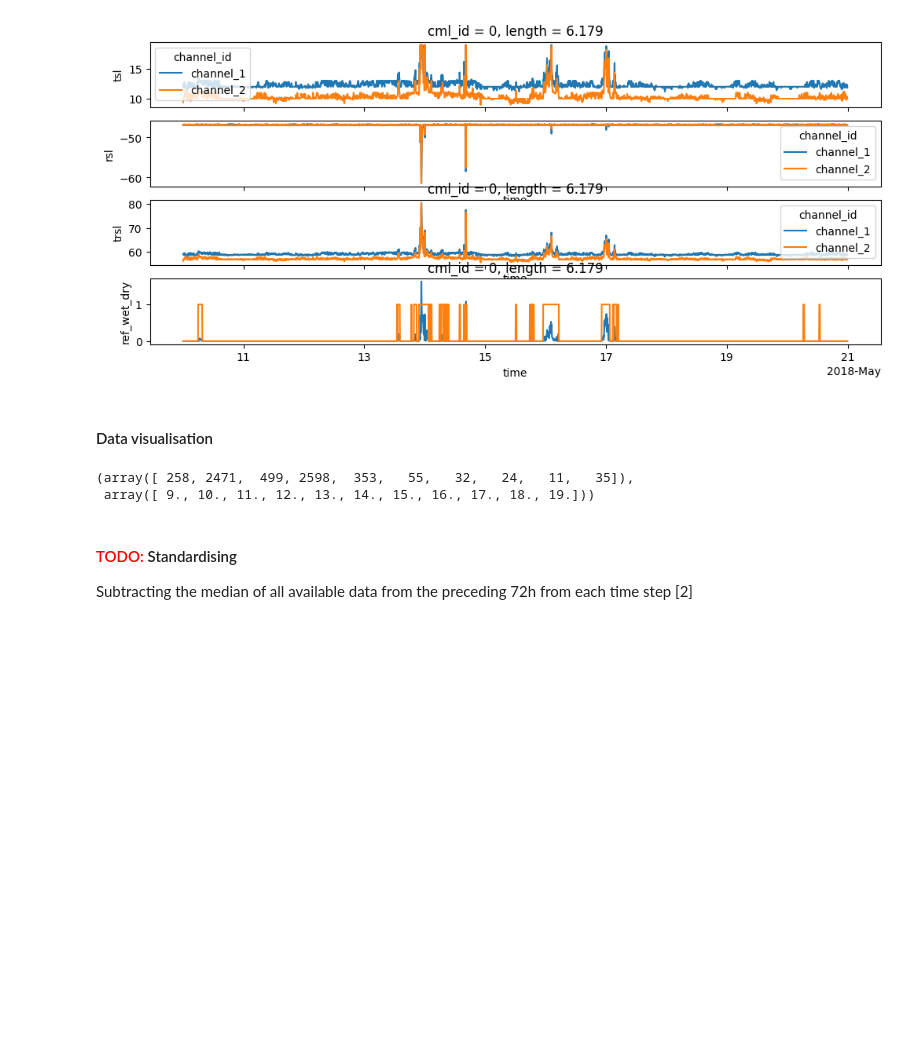
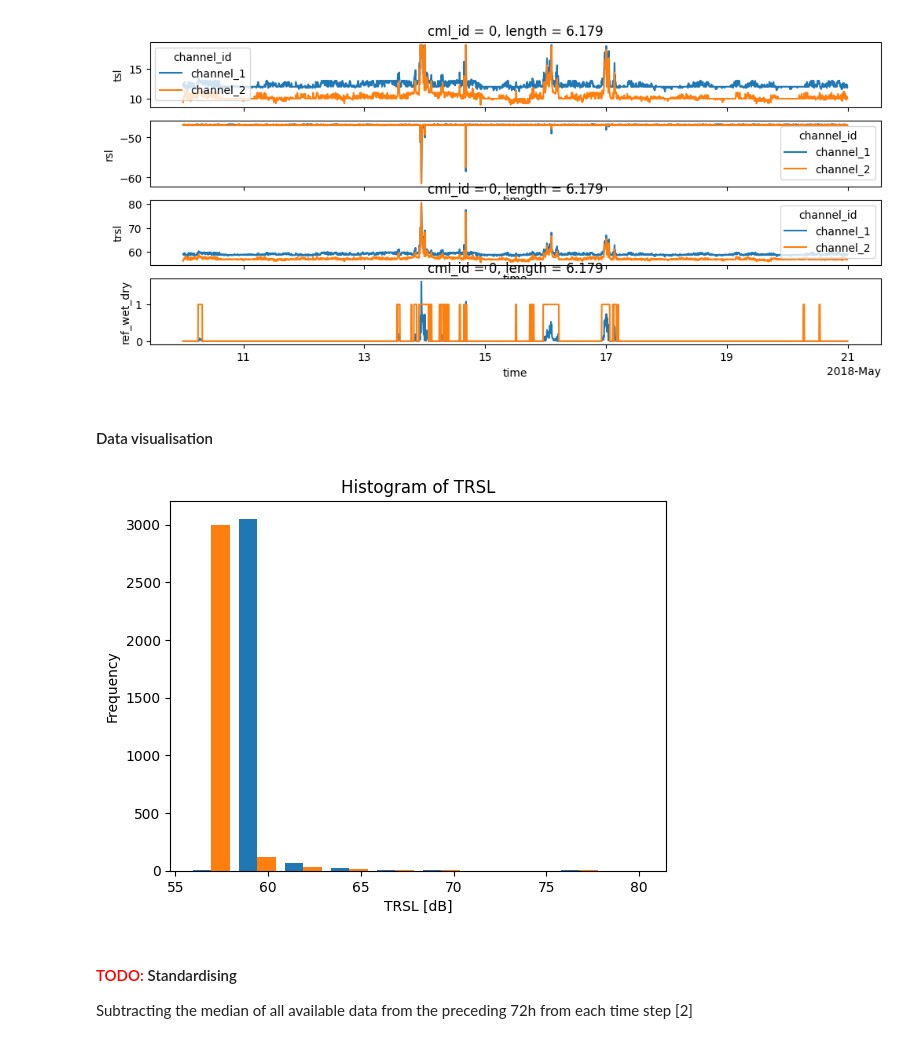
Before and after one commit to xkalet07/cml_wd_telcosense, a Jupyter notebook: attempt_01_dummy_data/my_train_cnn_1cml.ipynb, the cells around one changed output. Saved outputs shown, nothing was run; the diff lists cells and outputs as text; code cells hidden in the pictures; blank space fills up the shorter version.

```diff
--- a/attempt_01_dummy_data/my_train_cnn_1cml.ipynb
+++ b/attempt_01_dummy_data/my_train_cnn_1cml.ipynb
@@ -37,16 +37,3 @@ Reference rain rate data from RADOLAN. With 5 min step
 # reference RADOLAN data from pycomlink with 5 min time step
 # Path averaged reference RADOLAN data aligned with all 500 CML IDs
 ref_set = xr.open_dataset('example_data/example_path_averaged_reference_data.nc', engine='netcdf4')
-# %%
-!!!!!!!!!!!!!!!!!!!!!!!!!!!!!
-cml_set = cml_set.resample(time="5min").max()
-cml_ch1 = cml_set.isel(channel_id=0)
-
-xr.combine_nested([cml_ch1,ref_set], concat_dim=["cml_id", "time"])
-#xr.combine_by_coords([cml_ch1,ref_set])
-#xr.concat([cml_set.isel(channel_id=0),ref_set], dim="time")
-
-# doesnt work
-#data_set = xr.concat(cml_list, dim="cml_id")
-#data_set
-#len(cml_set.rsl)
@@ -128,11 +107,16 @@ axs[1].set_title('');
 [figure]
 # %% [markdown]
 #### Data visualisation
-# %%
-np.histogram(my_data_set.tsl)
-# %% [output]
-(array([ 258, 2471,  499, 2598,  353,   55,   32,   24,   11,   35]),
- array([ 9., 10., 11., 12., 13., 14., 15., 16., 17., 18., 19.]))
+# %%
+# histogram from: https://isibrno.cz/deep/
+plt.figure()
+plt.hist(my_data_set.trsl)
+plt.title(f'Histogram of TRSL')
+plt.xlabel('TRSL [dB]')
+plt.ylabel('Frequency')
+plt.show()
+# %% [output]
+[figure, added]
 # %% [markdown]
 #### <span style="color:red">TODO: </span>Standardising
 Subtracting the median of all available data from the preceding 72h from each time step [2]
```
Also changed, not shown: parts of 6 cells of this notebook.
